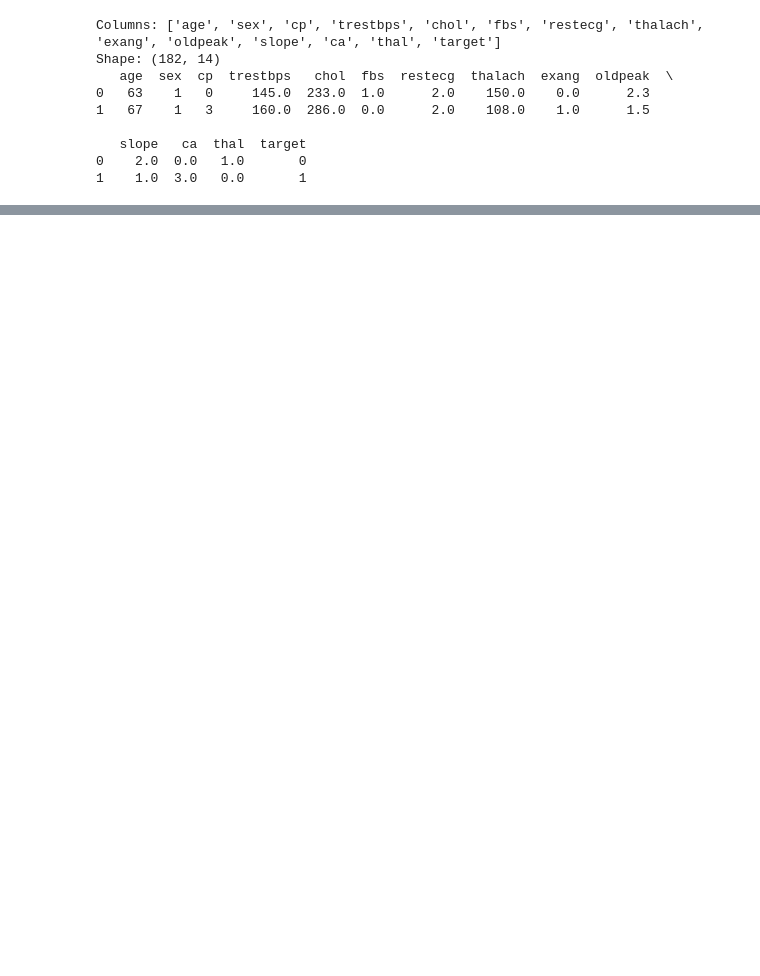
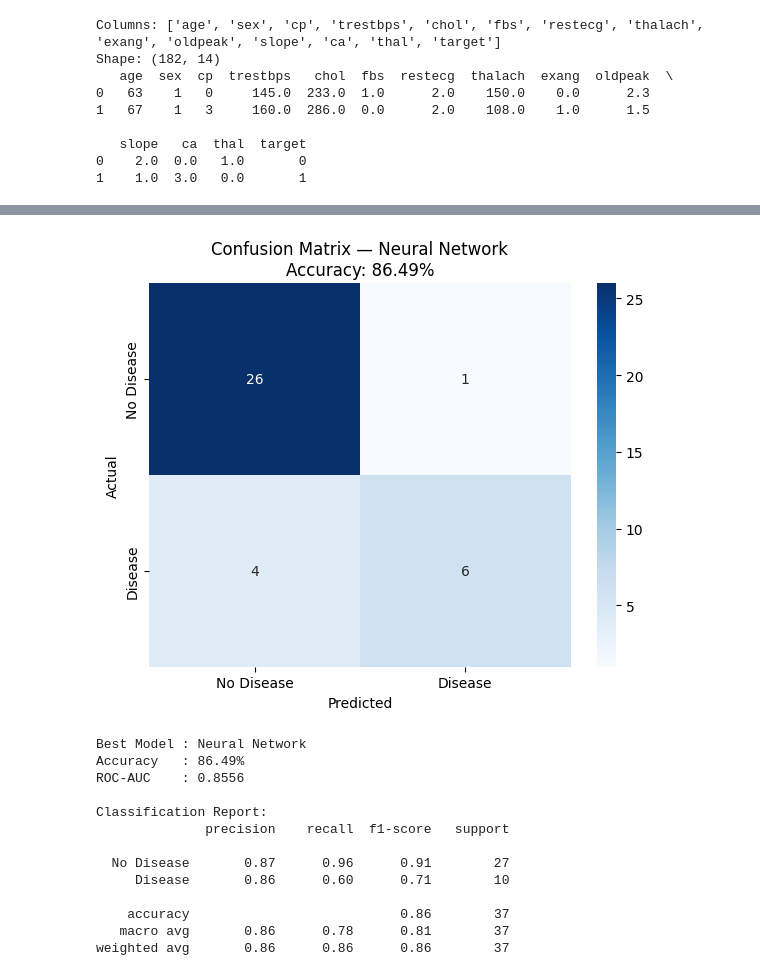
Before and after one commit to sakshidhaker/HeartDiseasePrediction, a Jupyter notebook: heartdiseaseprediction.ipynb, the cells around one changed output, grey strips where cells are left out. Cells and saved outputs as stored; diff of their text form; code cells hidden in the pictures; blank space fills up the shorter version.

```diff
--- a/heartdiseaseprediction.ipynb
+++ b/heartdiseaseprediction.ipynb
@@ -385,2 +410,46 @@ Evaluation Complete ✅
+# %%
+# =====================================================
+# BEST MODEL EVALUATION
+# =====================================================
+
+best_pred = results[best_name]['y_pred']
+best_prob = results[best_name]['y_prob']
+best_acc  = results[best_name]['accuracy']
+best_auc  = results[best_name]['roc_auc']
+
+cm = confusion_matrix(y_test, best_pred)
+
+plt.figure(figsize=(6, 5))
+sns.heatmap(cm, annot=True, fmt='d', cmap='Blues',
+            xticklabels=['No Disease','Disease'],
+            yticklabels=['No Disease','Disease'])
+plt.title(f'Confusion Matrix — {best_name}\nAccuracy: {best_acc*100:.2f}%')
+plt.ylabel('Actual')
+plt.xlabel('Predicted')
+plt.tight_layout()
+plt.savefig('confusion_matrix.png', dpi=150)
+plt.show()
+
+print(f"\nBest Model : {best_name}")
+print(f"Accuracy   : {best_acc*100:.2f}%")
+print(f"ROC-AUC    : {best_auc:.4f}")
+print("\nClassification Report:")
+print(classification_report(y_test, best_pred,
+      target_names=['No Disease','Disease']))
+# %% [output]
+[figure, added]
+Best Model : Neural Network
+Accuracy   : 86.49%
+ROC-AUC    : 0.8556
+
+Classification Report:
+              precision    recall  f1-score   support
+
+  No Disease       0.87      0.96      0.91        27
+     Disease       0.86      0.60      0.71        10
+
+    accuracy                           0.86        37
+   macro avg       0.86      0.78      0.81        37
+weighted avg       0.86      0.86      0.86        37
 # %%
 # =====================================================
```
Also changed, not shown: parts of 11 cells of this notebook, 1 other file.
